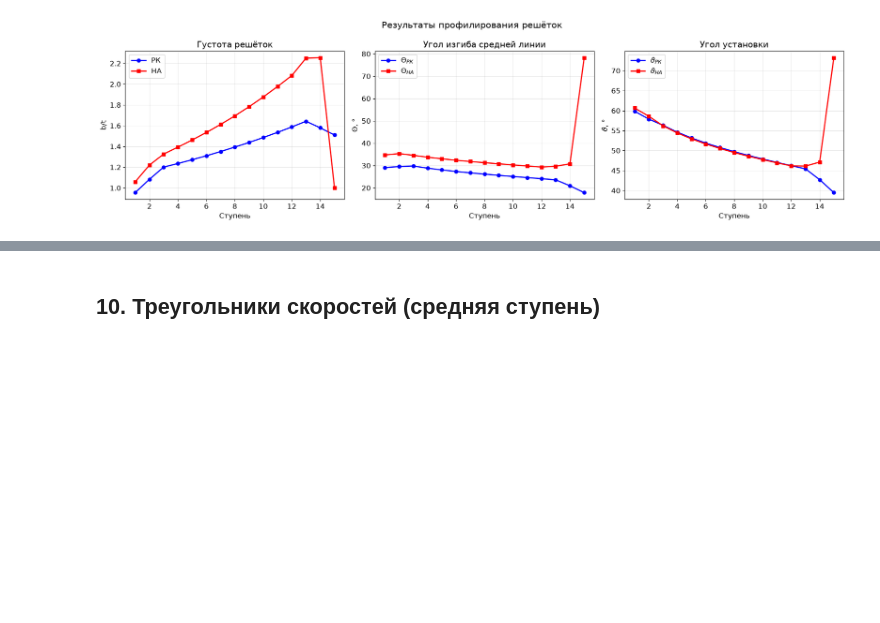
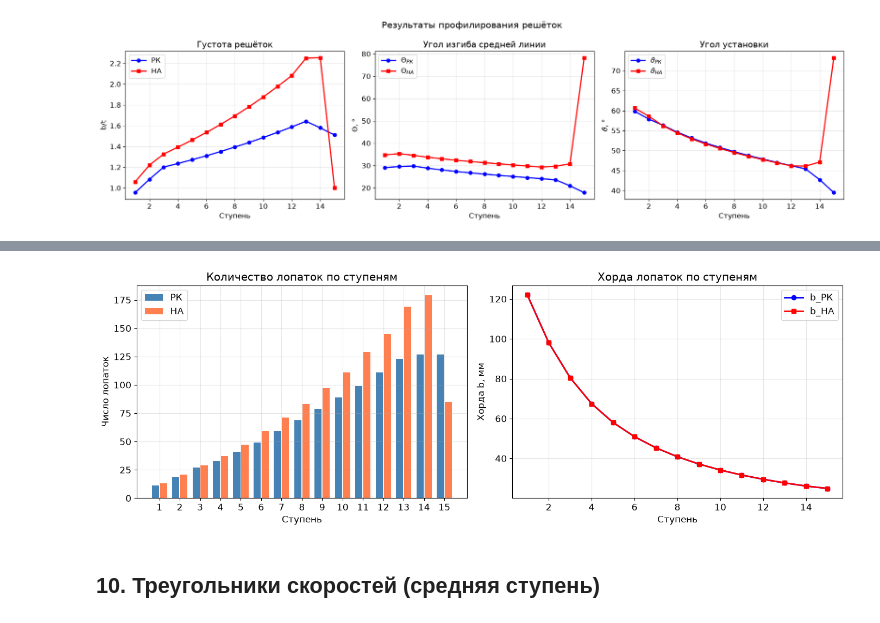
Before and after one commit to mikiway902/Compressors_Kurs_part_2, a Jupyter notebook: My_compressor.ipynb, the cells around one changed output, grey strips where cells are left out. Cells and saved outputs as stored; diff of their text form; code cells hidden in the pictures; blank space fills up the shorter version.

```diff
--- a/My_compressor.ipynb
+++ b/My_compressor.ipynb
@@ -675,6 +675,7 @@ Mc2_sr   = np.zeros(Z)
 ca1_dim  = np.zeros(Z)
 ca2_dim  = np.zeros(Z)
 ca2_bar  = np.zeros(Z)
+ca3_bar_arr = np.zeros(Z)
 h_blade  = np.zeros(Z)
 Dk_arr   = np.zeros(Z + 1)  # Dk на входе каждой ступени
 Dvt_arr  = np.zeros(Z + 1)  # Dvt на входе каждой ступени
@@ -800,11 +801,13 @@ for i in range(Z):
         i_next = i + 1
         cu3_bar = rcp3_a * (1.0 - R_dist[i_next]) - HT_bar_dist[i_next] / (2.0 * rcp3_a)
         ca3_bar = ca_bar_dist[i_next] if i_next < Z else ca2_bar[i]
+        ca3_bar_arr[i] = ca3_bar
         if abs(cu3_bar) < 1e-10:
             alpha3[i] = np.pi / 2.0
         else:
             alpha3[i] = np.arctan2(ca3_bar, cu3_bar)
     else:
+        ca3_bar_arr[i] = ca2_bar[i]
         alpha3[i] = np.pi / 2.0
 
     lam3 = ca2_dim[i] / (np.sin(alpha3[i]) * acr3[i])
@@ -998,11 +1001,13 @@ for n_iter in range(20):
             i_next = i + 1
             cu3_bar = rcp3_a * (1.0 - R_dist[i_next]) - HT_bar_dist[i_next] / (2.0 * rcp3_a)
             ca3_bar = ca_bar_dist[i_next] if i_next < Z else ca2_bar[i]
+            ca3_bar_arr[i] = ca3_bar
             if abs(cu3_bar) < 1e-10:
                 alpha3[i] = np.pi / 2.0
             else:
                 alpha3[i] = np.arctan2(ca3_bar, cu3_bar)
         else:
+            ca3_bar_arr[i] = ca2_bar[i]
             alpha3[i] = np.pi / 2.0
 
         lam3 = ca2_dim[i] / (np.sin(alpha3[i]) * acr3[i])
@@ -1487,3 +1591,26 @@ plt.show()
+# %%
+# График количества лопаток по ступеням
+fig, axes = plt.subplots(1, 2, figsize=(14, 5))
+
+axes[0].bar(stages - 0.2, z_RK, 0.35, label='РК', color='steelblue')
+axes[0].bar(stages + 0.2, z_NA, 0.35, label='НА', color='coral')
+axes[0].set_xlabel('Ступень')
+axes[0].set_ylabel('Число лопаток')
+axes[0].set_title('Количество лопаток по ступеням')
+axes[0].legend()
+axes[0].set_xticks(stages)
+
+axes[1].plot(stages, b_RK * 1000, 'bo-', lw=2, label='b_РК')
+axes[1].plot(stages, b_NA * 1000, 'rs-', lw=2, label='b_НА')
+axes[1].set_xlabel('Ступень')
+axes[1].set_ylabel('Хорда b, мм')
+axes[1].set_title('Хорда лопаток по ступеням')
+axes[1].legend()
+
+plt.tight_layout()
+plt.show()
+# %% [output]
+[figure, added]
 # %% [markdown]
 ## 10. Треугольники скоростей (средняя ступень)
 # %%
```
Also changed, not shown: parts of 4 cells of this notebook.
